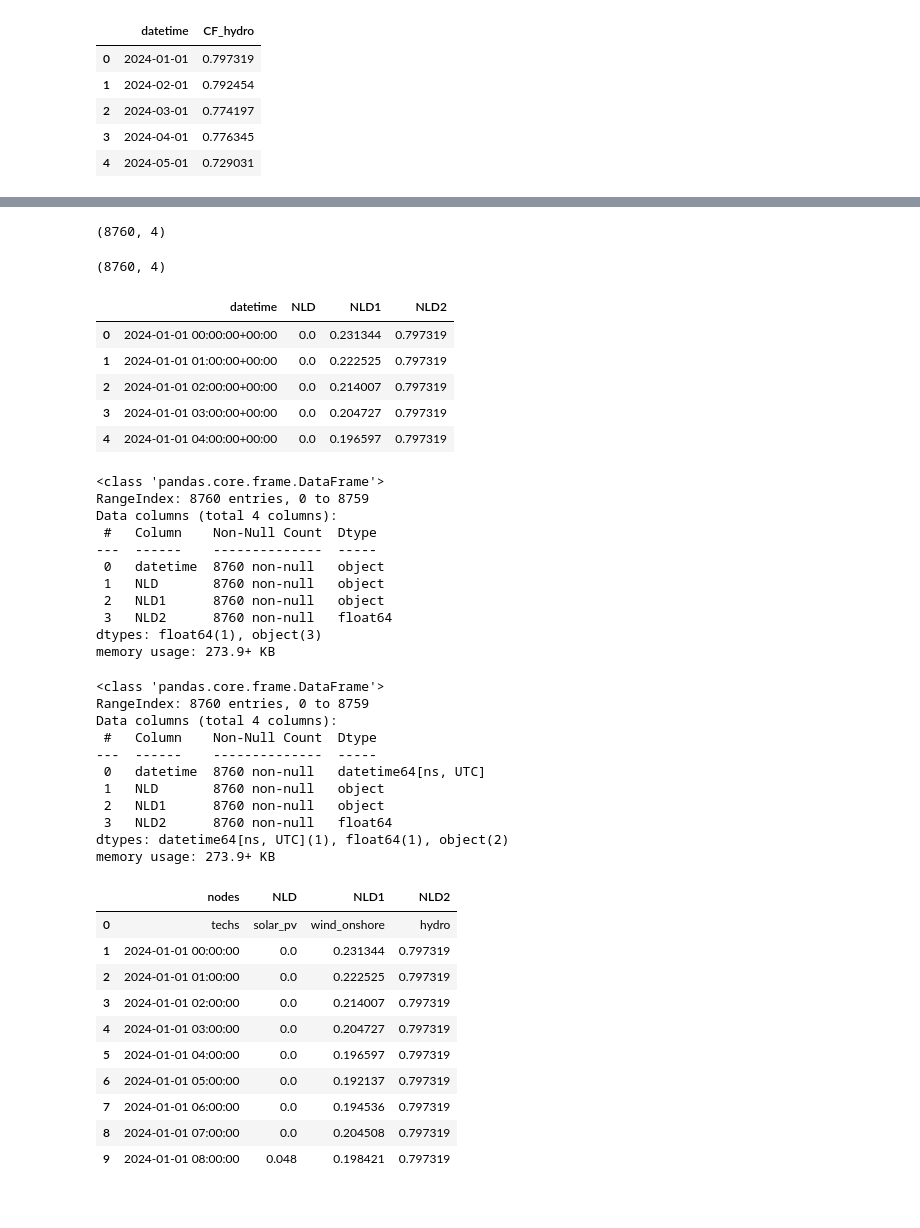
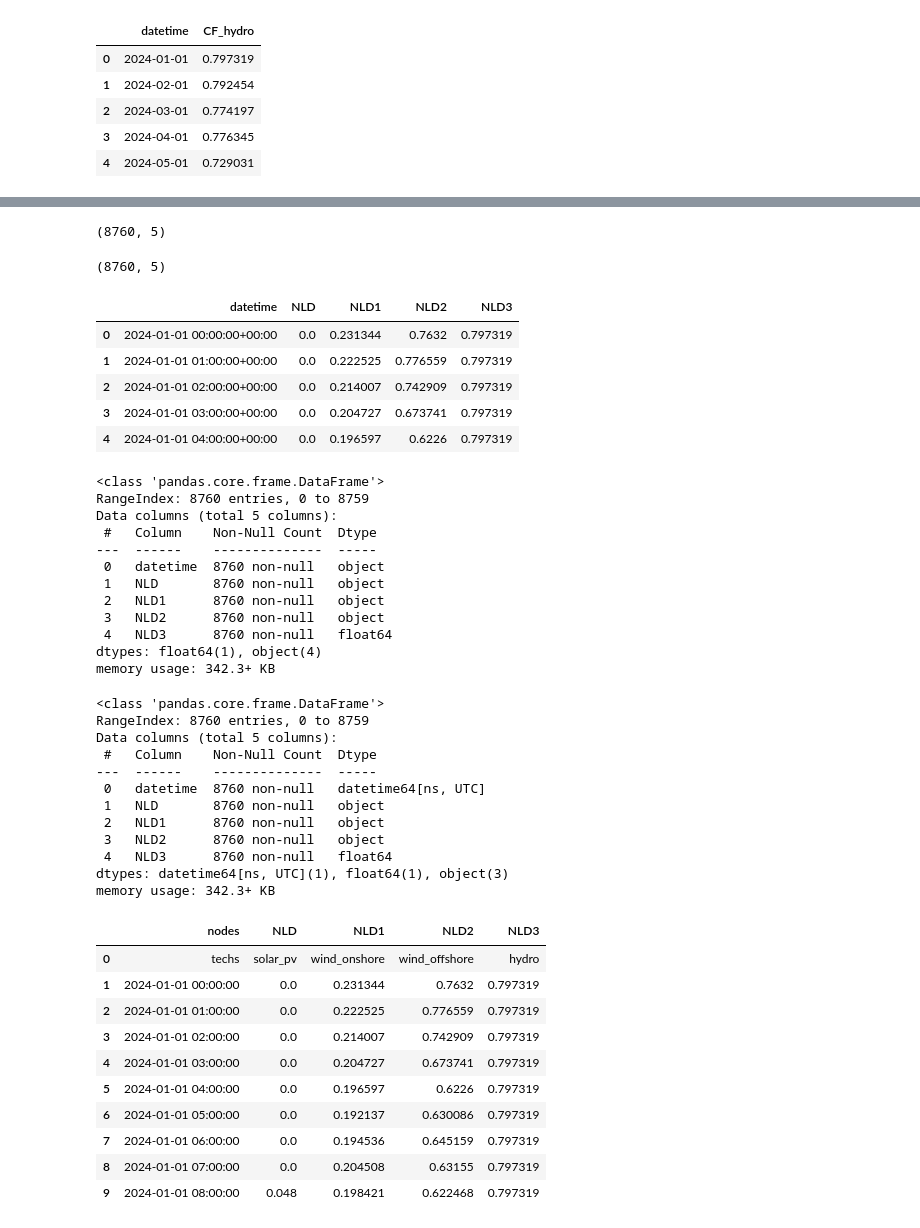
Before and after one commit to Yao10161016/electricity-market-dispatch-model-spain, a Jupyter notebook: calliope_model/model/input_data_tables/data_clean.ipynb, the cells around one changed output, grey strips where cells are left out. Saved outputs shown, nothing was run; the diff lists cells and outputs as text; code cells hidden in the pictures.

Commit message:
Try scenarios data

```diff
--- a/calliope_model/model/input_data_tables/data_clean.ipynb
+++ b/calliope_model/model/input_data_tables/data_clean.ipynb
@@ -390,3 +431,7 @@ windonshore_cf.head()
 | 2 | 2024-01-01 02:00:00+00:00 | 0.214007 |
 | 3 | 2024-01-01 03:00:00+00:00 | 0.204727 |
 | 4 | 2024-01-01 04:00:00+00:00 | 0.196597 |
+# %%
+# load wind offshore capacity factor data from CSV
+windoffshore_cf = pd.read_csv("./WindOffshore_CF_2024.csv")
+windoffshore_cf.head()
@@ -392,0 +446,10 @@ windonshore_cf.head()
+# %%
+# drop first three rows, and keep only first two columns
+windoffshore_cf = windoffshore_cf.iloc[3:, :2].reset_index(drop=True)
+
+# change column names to datetime and CF_solar
+windoffshore_cf.columns = ["datetime", "CF_windoffshore"]
+
+# filter datatime between 2024-01-01 and 2024-12-31
+windoffshore_cf = windoffshore_cf[(windoffshore_cf["datetime"] >= "2024-01-01") & (windoffshore_cf["datetime"] <= "2024-12-31")].reset_index(drop=True)
+windoffshore_cf.head()
@@ -393,5 +463,6 @@ windonshore_cf.head()
 # %%
 # merge solar_cf and windonshore_cf on datetime
 solar_wind_2024 = pd.merge(solar_cf, windonshore_cf, on="datetime")
+solar_wind_2024 = pd.merge(solar_wind_2024, windoffshore_cf, on="datetime")
 solar_wind_2024.head()
 # %% [output]
@@ -481,37 +552,38 @@ See the caveats in the documentation: https://pandas.pydata.org/pandas-docs/stab
 # %%
 renewables_2024.shape
 # %% [output]
-(8760, 4)
+(8760, 5)
 # %%
 # delete rows with same datetime, keep the first occurrence
 renewables_df_year = renewables_2024.drop_duplicates(subset=["datetime"], keep="first")
 renewables_df_year.shape
 # %% [output]
-(8760, 4)
+(8760, 5)
 # %%
-renewables_df_year = renewables_df_year[["datetime", "CF_solar", "CF_windonshore", "CF_hydro"]].rename(columns={"CF_solar": "NLD", "CF_windonshore": "NLD1", "CF_hydro": "NLD2"})
+renewables_df_year = renewables_df_year[["datetime", "CF_solar", "CF_windonshore", "CF_windoffshore", "CF_hydro"]].rename(columns={"CF_solar": "NLD", "CF_windonshore": "NLD1", "CF_windoffshore": "NLD2", "CF_hydro": "NLD3"})
 renewables_df_year.head()
 # %% [output]
-|  | datetime | NLD | NLD1 | NLD2 |
-| 0 | 2024-01-01 00:00:00+00:00 | 0.0 | 0.231344 | 0.797319 |
-| 1 | 2024-01-01 01:00:00+00:00 | 0.0 | 0.222525 | 0.797319 |
-| 2 | 2024-01-01 02:00:00+00:00 | 0.0 | 0.214007 | 0.797319 |
-| 3 | 2024-01-01 03:00:00+00:00 | 0.0 | 0.204727 | 0.797319 |
-| 4 | 2024-01-01 04:00:00+00:00 | 0.0 | 0.196597 | 0.797319 |
+|  | datetime | NLD | NLD1 | NLD2 | NLD3 |
+| 0 | 2024-01-01 00:00:00+00:00 | 0.0 | 0.231344 | 0.7632 | 0.797319 |
+| 1 | 2024-01-01 01:00:00+00:00 | 0.0 | 0.222525 | 0.776559 | 0.797319 |
+| 2 | 2024-01-01 02:00:00+00:00 | 0.0 | 0.214007 | 0.742909 | 0.797319 |
+| 3 | 2024-01-01 03:00:00+00:00 | 0.0 | 0.204727 | 0.673741 | 0.797319 |
+| 4 | 2024-01-01 04:00:00+00:00 | 0.0 | 0.196597 | 0.6226 | 0.797319 |
 # %%
 renewables_df_year.info()
 # %% [output]
 <class 'pandas.core.frame.DataFrame'>
 RangeIndex: 8760 entries, 0 to 8759
-Data columns (total 4 columns):
+Data columns (total 5 columns):
  #   Column    Non-Null Count  Dtype
 ---  ------    --------------  -----
  0   datetime  8760 non-null   object
  1   NLD       8760 non-null   object
  2   NLD1      8760 non-null   object
- 3   NLD2      8760 non-null   float64
-dtypes: float64(1), object(3)
-memory usage: 273.9+ KB
+ 3   NLD2      8760 non-null   object
+ 4   NLD3      8760 non-null   float64
+dtypes: float64(1), object(4)
+memory usage: 342.3+ KB
 # %%
 renewables_df_year["datetime"] = pd.to_datetime(renewables_df_year["datetime"], errors="coerce")
 # %%
@@ -519,44 +591,46 @@ renewables_df_year.info()
 # %% [output]
 <class 'pandas.core.frame.DataFrame'>
 RangeIndex: 8760 entries, 0 to 8759
-Data columns (total 4 columns):
+Data columns (total 5 columns):
  #   Column    Non-Null Count  Dtype
 ---  ------    --------------  -----
  0   datetime  8760 non-null   datetime64[ns, UTC]
  1   NLD       8760 non-null   object
  2   NLD1      8760 non-null   object
- 3   NLD2      8760 non-null   float64
-dtypes: datetime64[ns, UTC](1), float64(1), object(2)
-memory usage: 273.9+ KB
+ 3   NLD2      8760 non-null   object
+ 4   NLD3      8760 non-null   float64
+dtypes: datetime64[ns, UTC](1), float64(1), object(3)
+memory usage: 342.3+ KB
 # %%
 # Format to match demand.csv
 # First header rows as in demand.csv
-header = pd.DataFrame({"nodes": ["techs"], "NLD": ["solar_pv"], "NLD1": ["wind_onshore"], "NLD2": ["hydro"]})
+header = pd.DataFrame({"nodes": ["techs"], "NLD": ["solar_pv"], "NLD1": ["wind_onshore"], "NLD2": ["wind_offshore"], "NLD3": ["hydro"]})
 
 # Prepare final formatted time series
 ts = pd.DataFrame({
     "nodes": renewables_df_year["datetime"].dt.strftime("%Y-%m-%d %H:%M:%S"),
     "NLD": renewables_df_year["NLD"],
     "NLD1": renewables_df_year["NLD1"],
-    "NLD2": renewables_df_year["NLD2"]
+    "NLD2": renewables_df_year["NLD2"],
+    "NLD3": renewables_df_year["NLD3"]
 })
 
 # Combine them together
 renewables_final_year = pd.concat([header, ts], ignore_index=True)
 
 
 renewables_final_year.head(10)
 # %% [output]
-|  | nodes | NLD | NLD1 | NLD2 |
-| 0 | techs | solar_pv | wind_onshore | hydro |
-| 1 | 2024-01-01 00:00:00 | 0.0 | 0.231344 | 0.797319 |
-| 2 | 2024-01-01 01:00:00 | 0.0 | 0.222525 | 0.797319 |
-| 3 | 2024-01-01 02:00:00 | 0.0 | 0.214007 | 0.797319 |
-| 4 | 2024-01-01 03:00:00 | 0.0 | 0.204727 | 0.797319 |
-| 5 | 2024-01-01 04:00:00 | 0.0 | 0.196597 | 0.797319 |
-| 6 | 2024-01-01 05:00:00 | 0.0 | 0.192137 | 0.797319 |
-| 7 | 2024-01-01 06:00:00 | 0.0 | 0.194536 | 0.797319 |
-| 8 | 2024-01-01 07:00:00 | 0.0 | 0.204508 | 0.797319 |
-| 9 | 2024-01-01 08:00:00 | 0.048 | 0.198421 | 0.797319 |
+|  | nodes | NLD | NLD1 | NLD2 | NLD3 |
+| 0 | techs | solar_pv | wind_onshore | wind_offshore | hydro |
+| 1 | 2024-01-01 00:00:00 | 0.0 | 0.231344 | 0.7632 | 0.797319 |
+| 2 | 2024-01-01 01:00:00 | 0.0 | 0.222525 | 0.776559 | 0.797319 |
+| 3 | 2024-01-01 02:00:00 | 0.0 | 0.214007 | 0.742909 | 0.797319 |
+| 4 | 2024-01-01 03:00:00 | 0.0 | 0.204727 | 0.673741 | 0.797319 |
+| 5 | 2024-01-01 04:00:00 | 0.0 | 0.196597 | 0.6226 | 0.797319 |
+| 6 | 2024-01-01 05:00:00 | 0.0 | 0.192137 | 0.630086 | 0.797319 |
+| 7 | 2024-01-01 06:00:00 | 0.0 | 0.194536 | 0.645159 | 0.797319 |
+| 8 | 2024-01-01 07:00:00 | 0.0 | 0.204508 | 0.63155 | 0.797319 |
+| 9 | 2024-01-01 08:00:00 | 0.048 | 0.198421 | 0.622468 | 0.797319 |
 # %%
 # change the name of NLD1 to NLD
```
Also changed, not shown: parts of 10 cells of this notebook, 44 other files.
